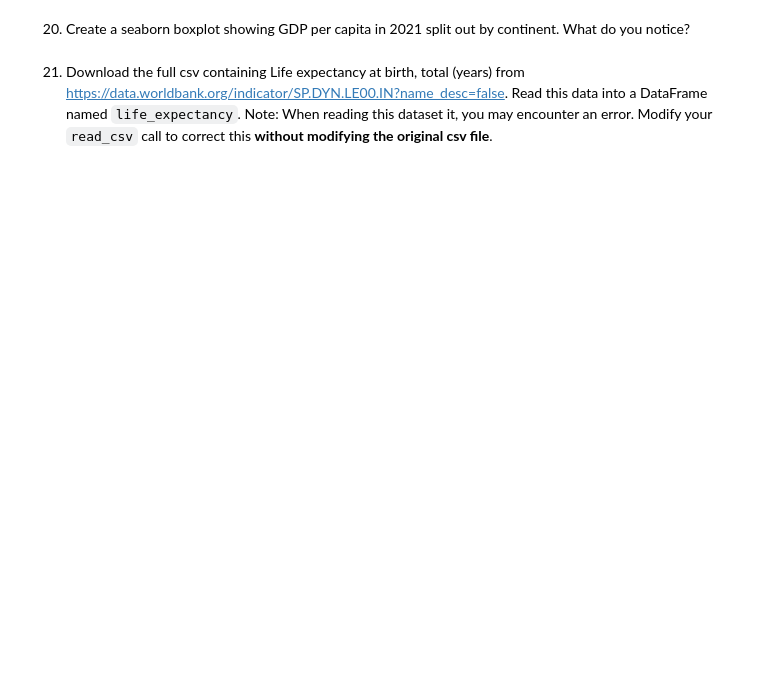
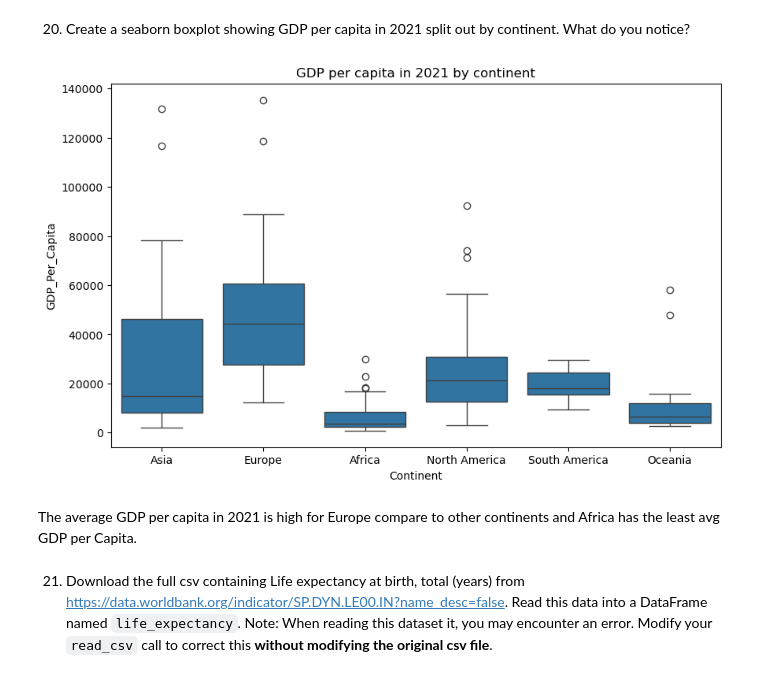
Before and after one commit to nss-data-science-cohort-9/un-exploration-ADoddala, a Jupyter notebook: notebooks/UN_Data_percapita.ipynb, the cells around one changed output. Cells and saved outputs as stored; diff of their text form; code cells hidden in the pictures; blank space fills up the shorter version.

```diff
--- a/notebooks/UN_Data_percapita.ipynb
+++ b/notebooks/UN_Data_percapita.ipynb
@@ -204,4 +344,13 @@ gdp_pivoted["Percent_Change"] = gdp_pivoted.
 # %% [markdown]
 20. Create a seaborn boxplot showing GDP per capita in 2021 split out by continent. What do you notice?
+# %%
+gdp_df_2021 = gdp_df[gdp_df["Year"] == "2021"]
+fig, ax = plt.subplots(figsize=(10, 6))
+sns.boxplot(data = gdp_df_2021, x="Continent", y ="GDP_Per_Capita", ax =ax)
+plt.title("GDP per capita in 2021 by continent");
+# %% [output]
+[figure, added]
+# %% [markdown]
+The average GDP per capita in 2021 is high for Europe compare to other continents and Africa has the least avg GDP per Capita.
 # %% [markdown]
 21. Download the full csv containing Life expectancy at birth, total (years) from [https://data.worldbank.org/indicator/SP.DYN.LE00.IN?name_desc=false](https://data.worldbank.org/indicator/SP.DYN.LE00.IN?name_desc=false). Read this data into a DataFrame named `life_expectancy`. Note: When reading this dataset it, you may encounter an error. Modify your `read_csv` call to correct this **without modifying the original csv file**.
```
Also changed, not shown: parts of 13 cells of this notebook.
